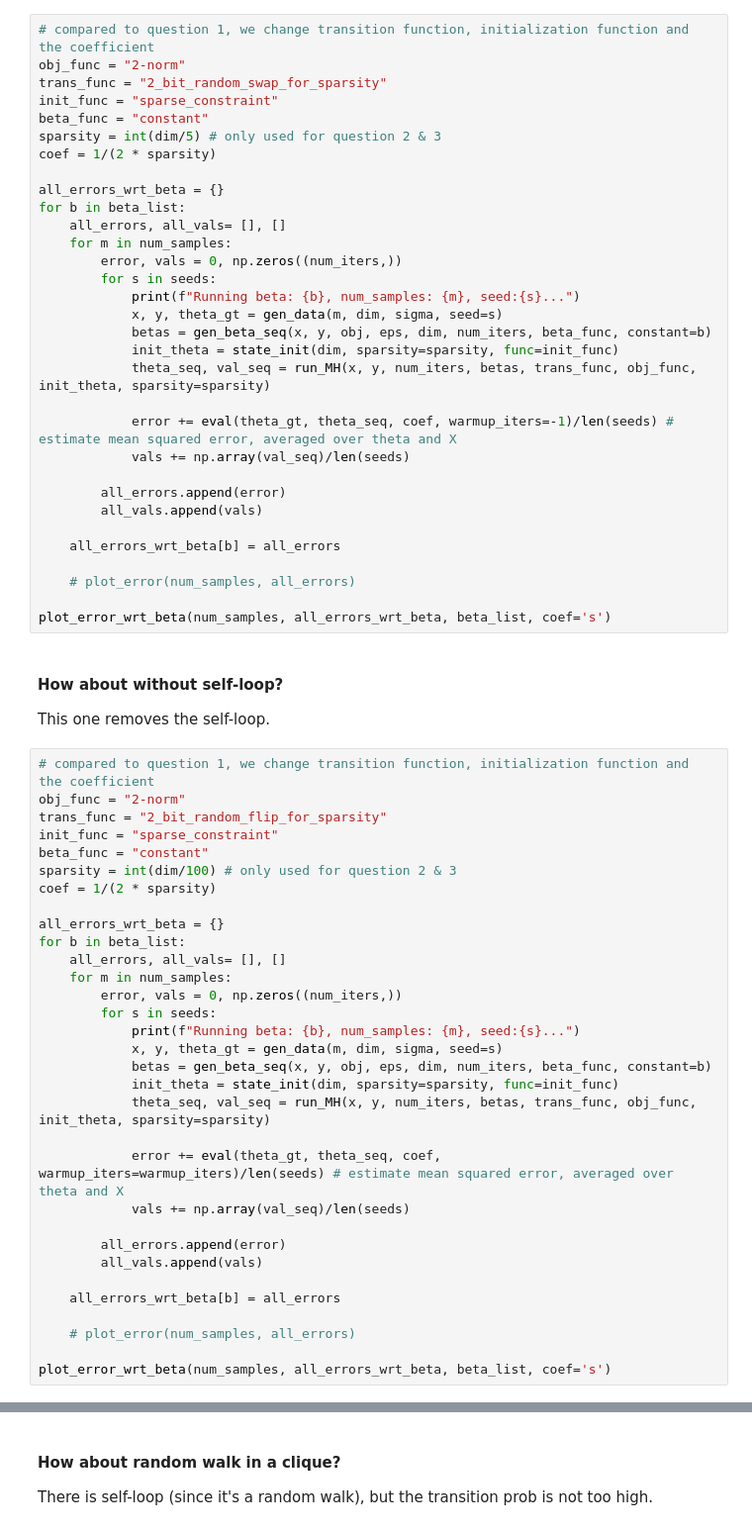
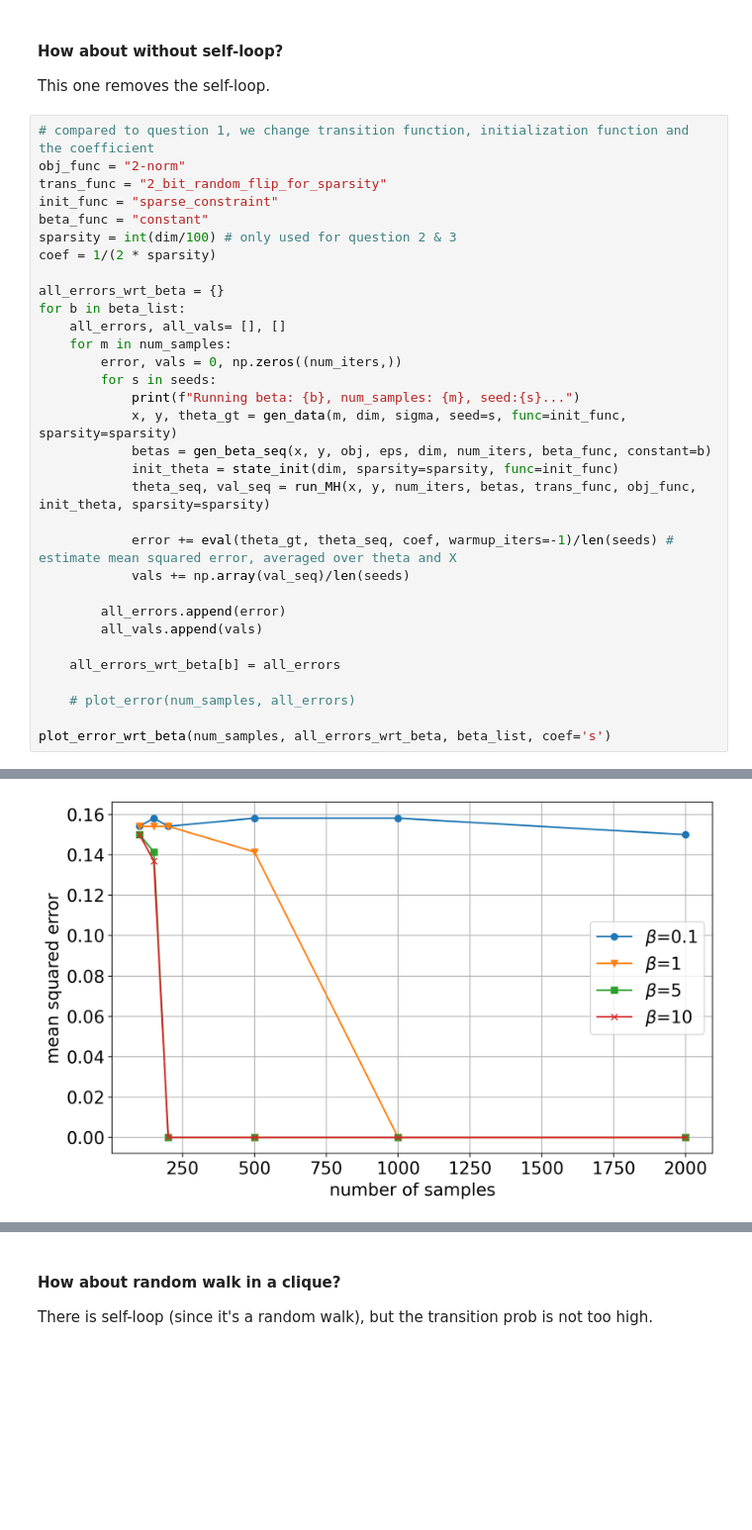
Before and after one commit to LiangzeJiang/MCAA-project, a Jupyter notebook: run_fast.ipynb, the cells around one changed output, grey strips where cells are left out. Shown at 99% size. Saved outputs shown, nothing was run; the diff lists cells and outputs as text; blank space fills up the shorter version.

```diff
--- a/run_fast.ipynb
+++ b/run_fast.ipynb
@@ -352,35 +404,3 @@ It might because the transition prob for self-loop is too high in the above case
-# %%
-# compared to question 1, we change transition function, initialization function and the coefficient
-obj_func = "2-norm"
-trans_func = "2_bit_random_swap_for_sparsity"
-init_func = "sparse_constraint"
-beta_func = "constant"
-sparsity = int(dim/5) # only used for question 2 & 3
-coef = 1/(2 * sparsity)
-
-all_errors_wrt_beta = {}
-for b in beta_list:
-    all_errors, all_vals= [], []
-    for m in num_samples:
-        error, vals = 0, np.zeros((num_iters,))
-        for s in seeds:
-            print(f"Running beta: {b}, num_samples: {m}, seed:{s}...")
-            x, y, theta_gt = gen_data(m, dim, sigma, seed=s)
-            betas = gen_beta_seq(x, y, obj, eps, dim, num_iters, beta_func, constant=b)
-            init_theta = state_init(dim, sparsity=sparsity, func=init_func)
-            theta_seq, val_seq = run_MH(x, y, num_iters, betas, trans_func, obj_func, init_theta, sparsity=sparsity)
-
-            error += eval(theta_gt, theta_seq, coef, warmup_iters=-1)/len(seeds) # estimate mean squared error, averaged over theta and X
-            vals += np.array(val_seq)/len(seeds)
-
-        all_errors.append(error)
-        all_vals.append(vals)
-
-    all_errors_wrt_beta[b] = all_errors
-
-    # plot_error(num_samples, all_errors)
-
-plot_error_wrt_beta(num_samples, all_errors_wrt_beta, beta_list, coef='s')
 # %% [markdown]
 #### How about without self-loop?
 This one removes the self-loop.
@@ -400,12 +420,12 @@ for b in beta_list:
         error, vals = 0, np.zeros((num_iters,))
         for s in seeds:
             print(f"Running beta: {b}, num_samples: {m}, seed:{s}...")
-            x, y, theta_gt = gen_data(m, dim, sigma, seed=s)
+            x, y, theta_gt = gen_data(m, dim, sigma, seed=s, func=init_func, sparsity=sparsity)
             betas = gen_beta_seq(x, y, obj, eps, dim, num_iters, beta_func, constant=b)
             init_theta = state_init(dim, sparsity=sparsity, func=init_func)
             theta_seq, val_seq = run_MH(x, y, num_iters, betas, trans_func, obj_func, init_theta, sparsity=sparsity)
 
-            error += eval(theta_gt, theta_seq, coef, warmup_iters=warmup_iters)/len(seeds) # estimate mean squared error, averaged over theta and X
+            error += eval(theta_gt, theta_seq, coef, warmup_iters=-1)/len(seeds) # estimate mean squared error, averaged over theta and X
             vals += np.array(val_seq)/len(seeds)
 
         all_errors.append(error)
@@ -416,3 +436,4 @@ for b in beta_list:
     # plot_error(num_samples, all_errors)
 
 plot_error_wrt_beta(num_samples, all_errors_wrt_beta, beta_list, coef='s')
+# %% [output]
@@ -418,0 +457 @@ plot_error_wrt_beta(num_samples, all_errors_wrt_beta, beta_list, coef='s')
+[figure, added]
```
Also changed, not shown: parts of 18 cells of this notebook.
